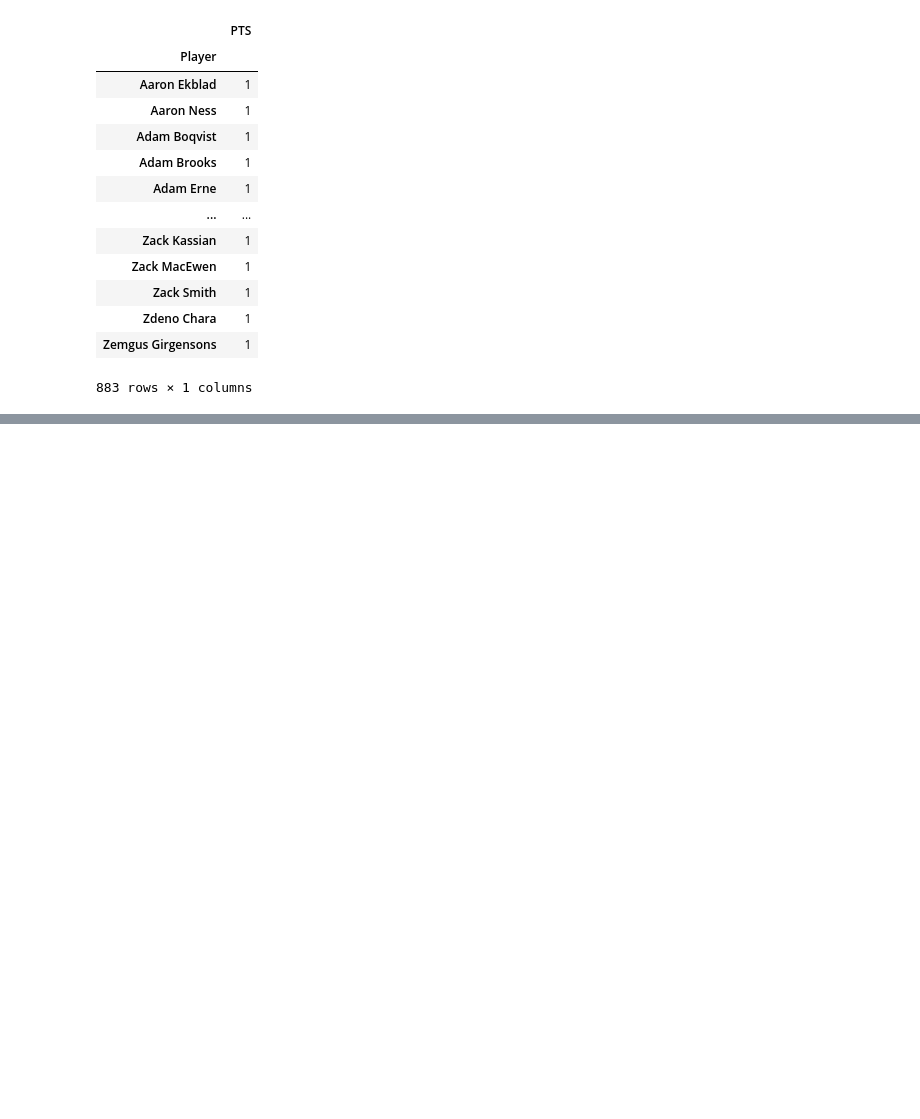
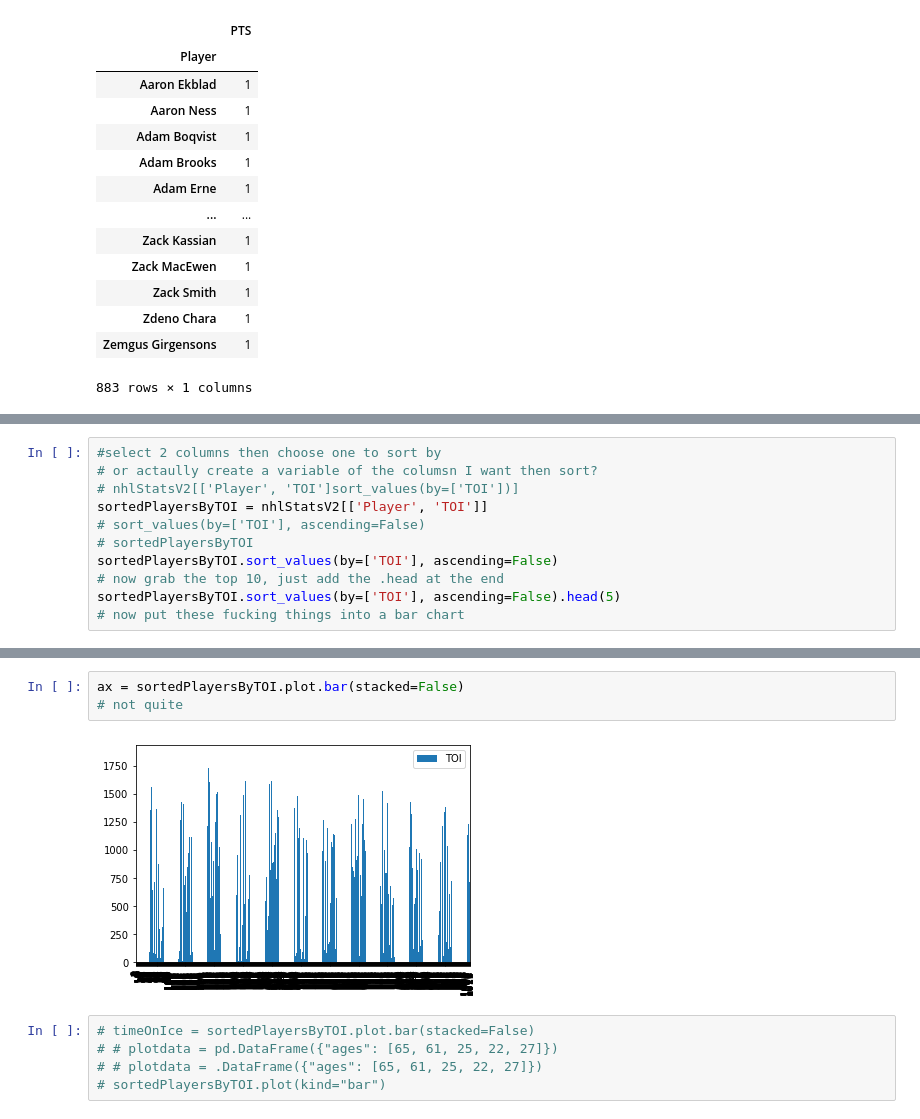
Before and after one commit to jpkeeton/Pandas, a Jupyter notebook: NHLFullRoster.ipynb, the cells around one changed output, grey strips where cells are left out. Cells and saved outputs as stored; diff of their text form; blank space fills up the shorter version.

Commit message:
Playing w NHL data some more

```diff
--- a/NHLFullRoster.ipynb
+++ b/NHLFullRoster.ipynb
@@ -218,0 +303,11 @@ topGoals
+# %%
+#select 2 columns then choose one to sort by
+# or actaully create a variable of the columsn I want then sort?
+# nhlStatsV2[['Player', 'TOI']sort_values(by=['TOI'])]
+sortedPlayersByTOI = nhlStatsV2[['Player', 'TOI']]
+# sort_values(by=['TOI'], ascending=False)
+# sortedPlayersByTOI
+sortedPlayersByTOI.sort_values(by=['TOI'], ascending=False)
+# now grab the top 10, just add the .head at the end
+sortedPlayersByTOI.sort_values(by=['TOI'], ascending=False).head(5)
+# now put these fucking things into a bar chart
@@ -218,0 +321,10 @@ topGoals
+# %%
+ax = sortedPlayersByTOI.plot.bar(stacked=False)
+# not quite
+# %% [output]
+[figure, added]
+# %%
+# timeOnIce = sortedPlayersByTOI.plot.bar(stacked=False)
+# # plotdata = pd.DataFrame({"ages": [65, 61, 25, 22, 27]})
+# # plotdata = .DataFrame({"ages": [65, 61, 25, 22, 27]})
+# sortedPlayersByTOI.plot(kind="bar")
```
Also changed, not shown: parts of 8 cells of this notebook, 3 other files.
